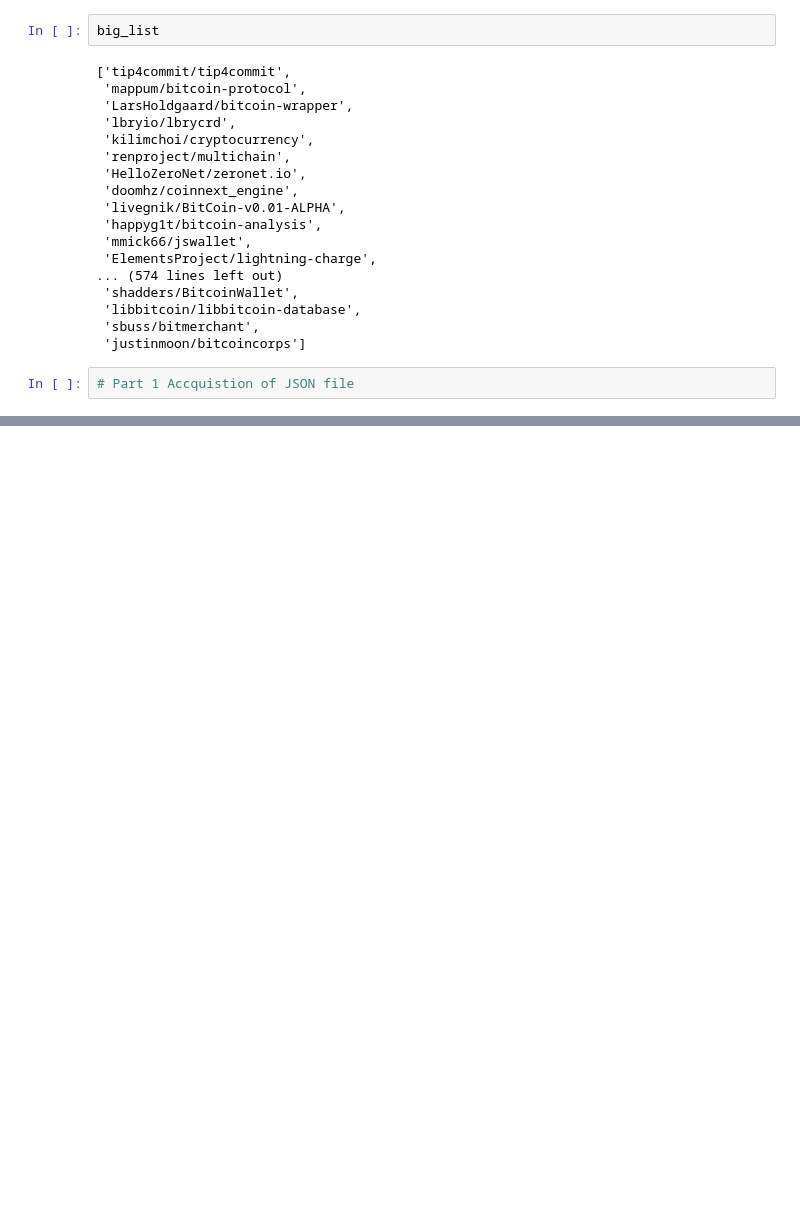
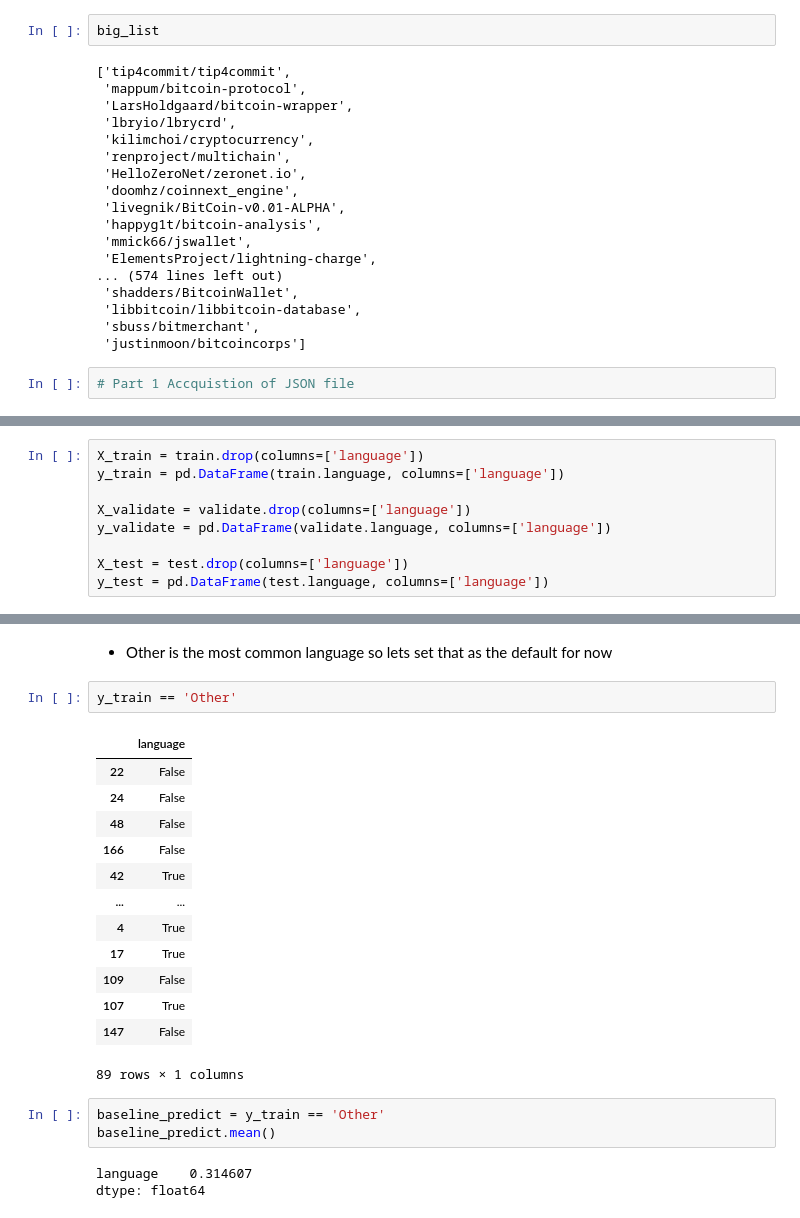
Before and after one commit to TeamAwesomeQuackers/NLP_Project, a Jupyter notebook: Workbooks/paige_explo_notebook-Copy1.ipynb, the cells around one changed output, grey strips where cells are left out. Cells and saved outputs as stored; diff of their text form; blank space fills up the shorter version.

```diff
--- a/Workbooks/paige_explo_notebook-Copy1.ipynb
+++ b/Workbooks/paige_explo_notebook-Copy1.ipynb
@@ -751,0 +788,9 @@ vectorizer = CountVectorizer()
+# %%
+X_train = train.drop(columns=['language'])
+y_train = pd.DataFrame(train.language, columns=['language'])
+
+X_validate = validate.drop(columns=['language'])
+y_validate = pd.DataFrame(validate.language, columns=['language'])
+
+X_test = test.drop(columns=['language'])
+y_test = pd.DataFrame(test.language, columns=['language'])
@@ -751,0 +810,24 @@ vectorizer = CountVectorizer()
+# %% [markdown]
+* Other is the most common language so lets set that as the default for now
+# %%
+y_train == 'Other'
+# %% [output]
+|  | language |
+| 22 | False |
+| 24 | False |
+| 48 | False |
+| 166 | False |
+| 42 | True |
+| ... | ... |
+| 4 | True |
+| 17 | True |
+| 109 | False |
+| 107 | True |
+| 147 | False |
+89 rows × 1 columns
+# %%
+baseline_predict = y_train == 'Other'
+baseline_predict.mean()
+# %% [output]
+language    0.314607
+dtype: float64
```
Also changed, not shown: parts of 82 cells of this notebook.
